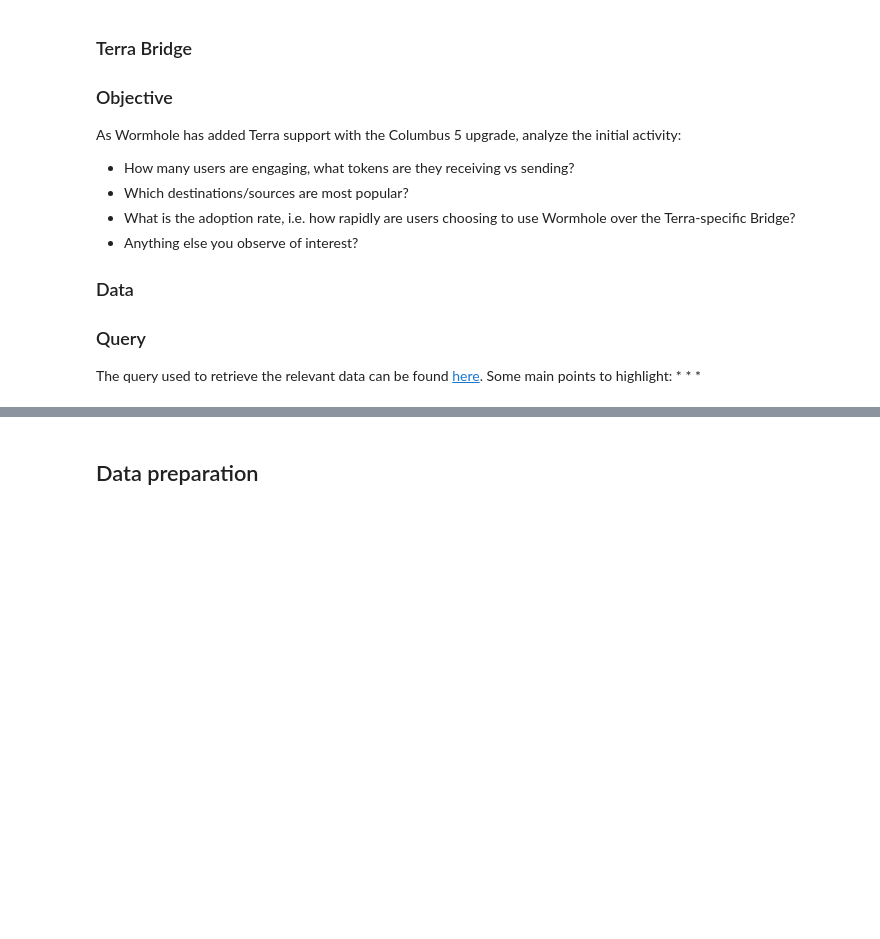
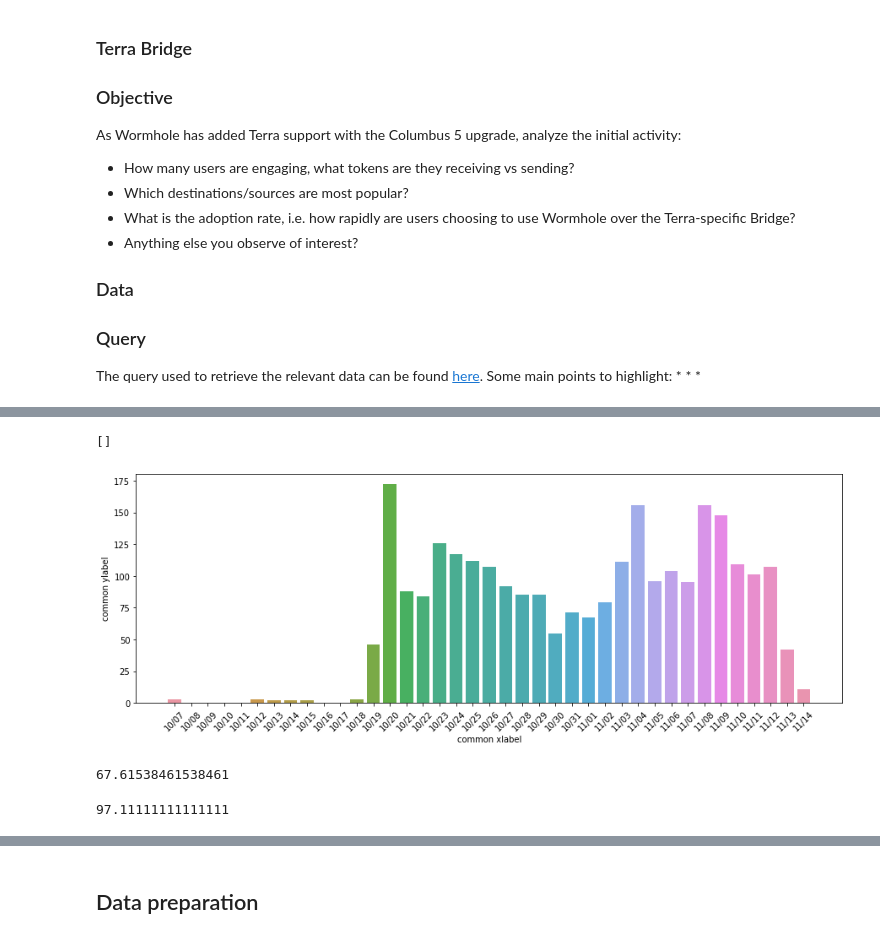
Before and after one commit to IncioMan/on-chain-data-analysis, a Jupyter notebook: wormhole/Terra - Wormhole - Terra Bridge.ipynb, the cells around one changed output, grey strips where cells are left out. Drawn from its saved outputs; the diff is of its cells as text; code cells hidden in the pictures; blank space fills up the shorter version.

```diff
--- a/wormhole/Terra - Wormhole - Terra Bridge.ipynb
+++ b/wormhole/Terra - Wormhole - Terra Bridge.ipynb
@@ -86,0 +67,16 @@ chain_ids = ['Solana', 'Ethereum', 'Terra', 'BSC', 'Polygon']
+# %%
+plt.xticks(rotation=45)
+ax = sns.barplot(daily_unique_addresses.index, daily_unique_addresses.values)
+ax.set(xlabel='common xlabel', ylabel='common ylabel')
+ax.plot()
+# %% [output]
+[]
+[figure, added]
+# %%
+daily_unique_addresses.mean()
+# %% [output]
+67.61538461538461
+# %%
+daily_unique_addresses[daily_unique_addresses.index > '10/18'].mean()
+# %% [output]
+97.11111111111111
```
Also changed, not shown: parts of 79 cells of this notebook.
